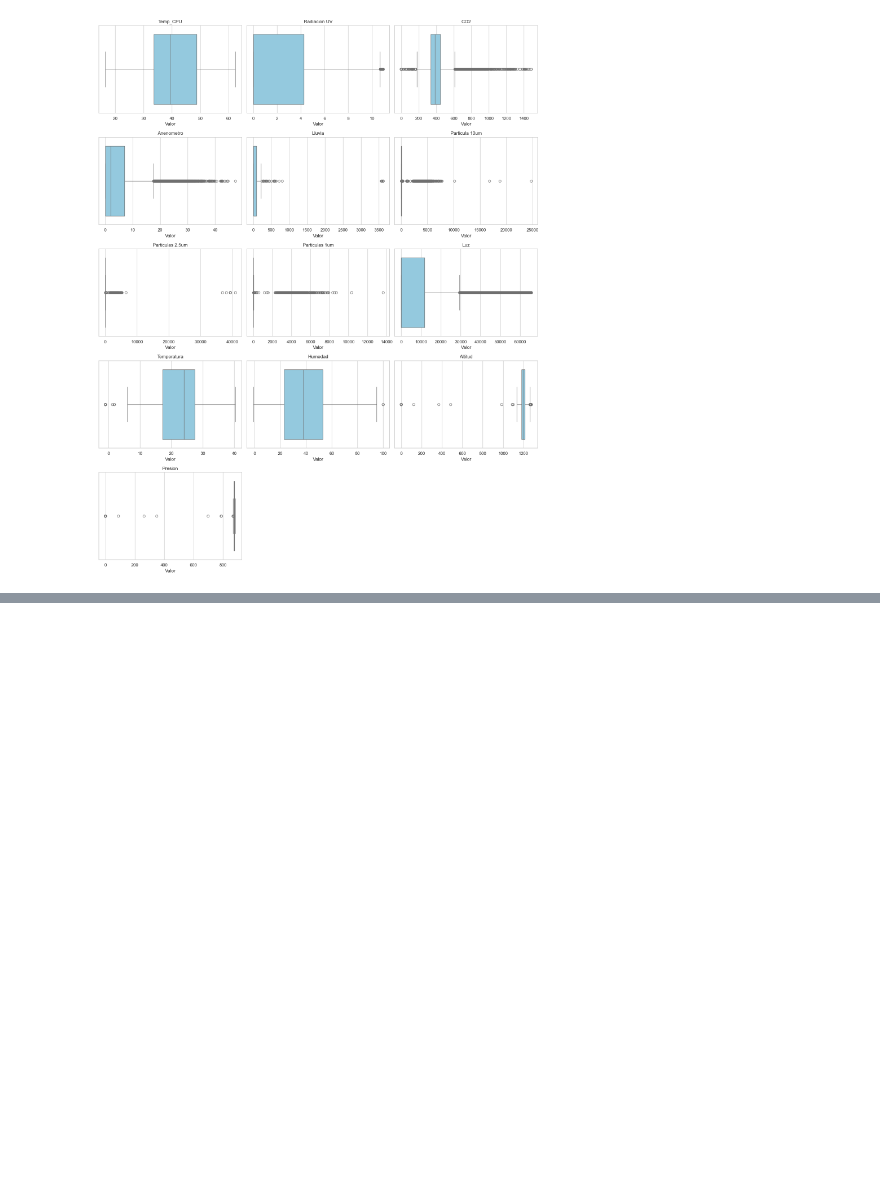
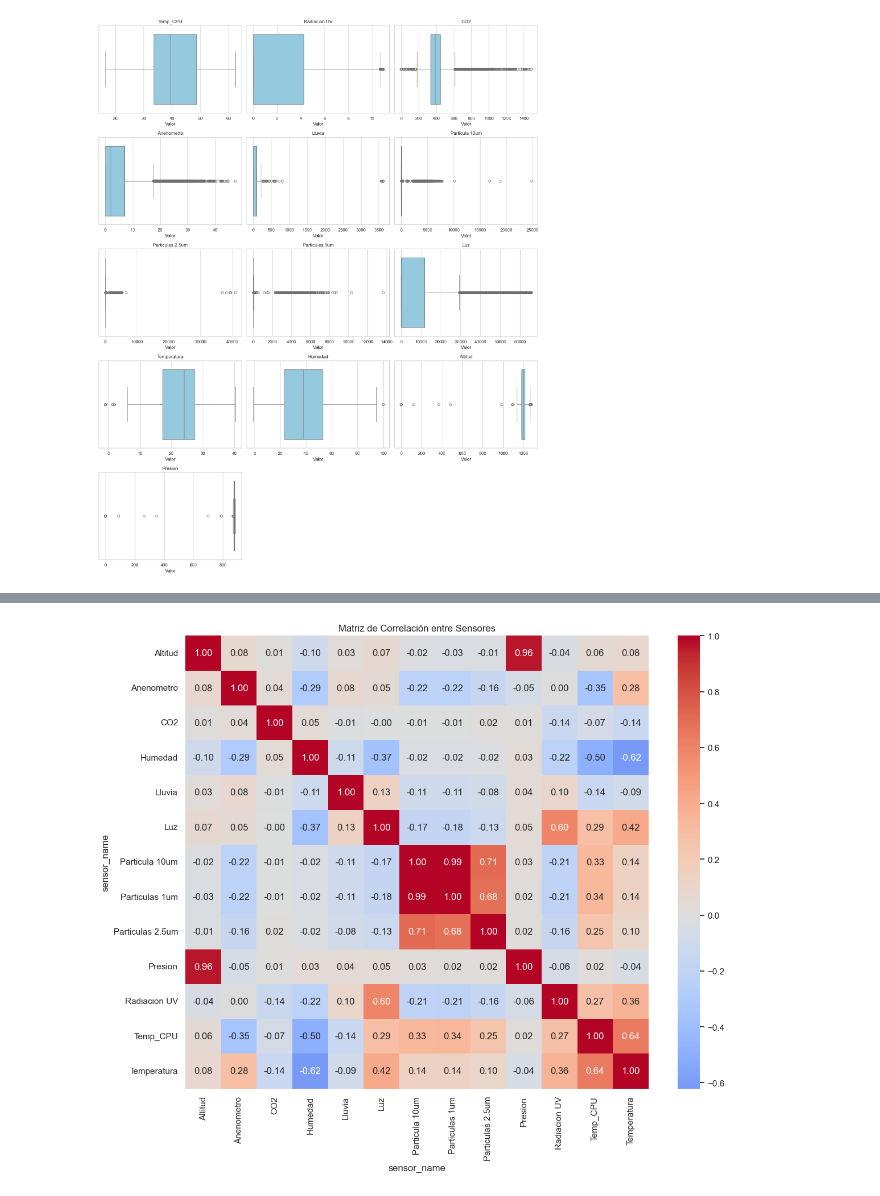
Before and after one commit to JoaquinCar/ScikitLearn_MachineLearning, a Jupyter notebook: estacion1/EDA.ipynb, the cells around one changed output, grey strips where cells are left out. Cells and saved outputs as stored; diff of their text form; code cells hidden in the pictures; blank space fills up the shorter version.

```diff
--- a/estacion1/EDA.ipynb
+++ b/estacion1/EDA.ipynb
@@ -149,0 +281,24 @@ plt.show()
+# %%
+# Asegurarnos de que 'fecha' esté en formato datetime y ordenado
+df['fecha'] = pd.to_datetime(df['fecha'])
+df = df.sort_values('fecha')
+
+# Filtrar solo los sensores con datos numéricos válidos
+df_num = df[df['sensor_valor'].notnull()]
+
+# Pivotear: cada fila será una fecha, y cada columna un sensor
+df_pivot = df_num.pivot(index='fecha', columns='sensor_name', values='sensor_valor')
+# %%
+# Calcular matriz de correlación
+correlation_matrix = df_pivot.corr()
+# %%
+import seaborn as sns
+import matplotlib.pyplot as plt
+
+plt.figure(figsize=(12, 10))
+sns.heatmap(correlation_matrix, annot=True, fmt=".2f", cmap="coolwarm", center=0)
+plt.title("Matriz de Correlación entre Sensores")
+plt.tight_layout()
+plt.show()
+# %% [output]
+[figure, added]
```
Also changed, not shown: parts of 5 cells of this notebook.
